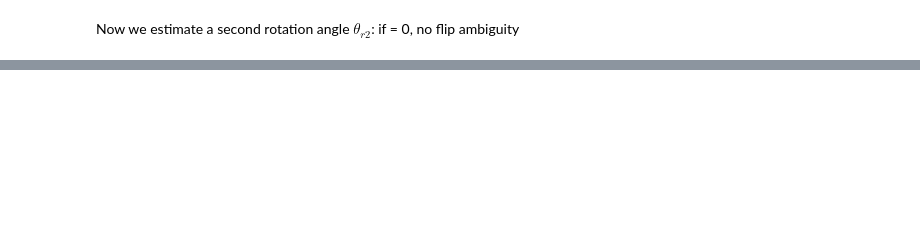
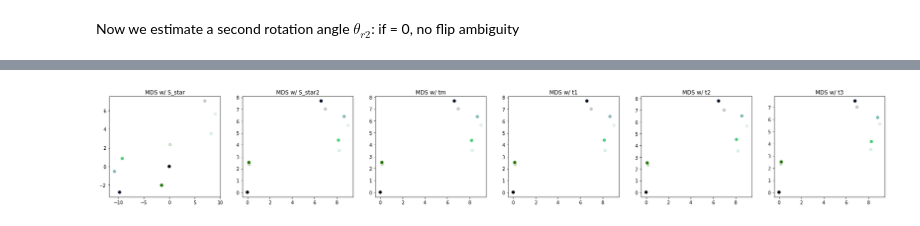
Before and after one commit to oselin/drone-pose-estimation, a Jupyter notebook: MDS.ipynb, the cells around one changed output, grey strips where cells are left out. Drawn from its saved outputs; the diff is of its cells as text; code cells hidden in the pictures; blank space fills up the shorter version.

```diff
--- a/MDS.ipynb
+++ b/MDS.ipynb
@@ -200,0 +214,7 @@ theta_r2 :  -0.0
+# %%
+a1 = estimate_theta(DM2,DM_prime,S_star,[deltaX1,deltaY1],index=1,verbose=1)
+a2 = estimate_theta(DM2,DM_prime,S_star,[deltaX1,deltaY1],index=2,verbose=1)
+a3 = estimate_theta(DM2,DM_prime,S_star,[deltaX1,deltaY1],index=3,verbose=1)
+
+theta_m = (a1+a2+a3)/3
+print(theta_m)
@@ -200,0 +239,10 @@ theta_r2 :  -0.0
+# %%
+plot_points(S,S_star  = S_star,
+              S_star2 = S_star2,
+              tm = rotateMatrix(theta_m)@S_star,
+              t1 = rotateMatrix(a1)@S_star,
+              t2 = rotateMatrix(a2)@S_star,
+              t3 = rotateMatrix(a3)@S_star
+            )
+# %% [output]
+[figure, added]
```
Also changed, not shown: parts of 10 cells of this notebook, 1 other file.
